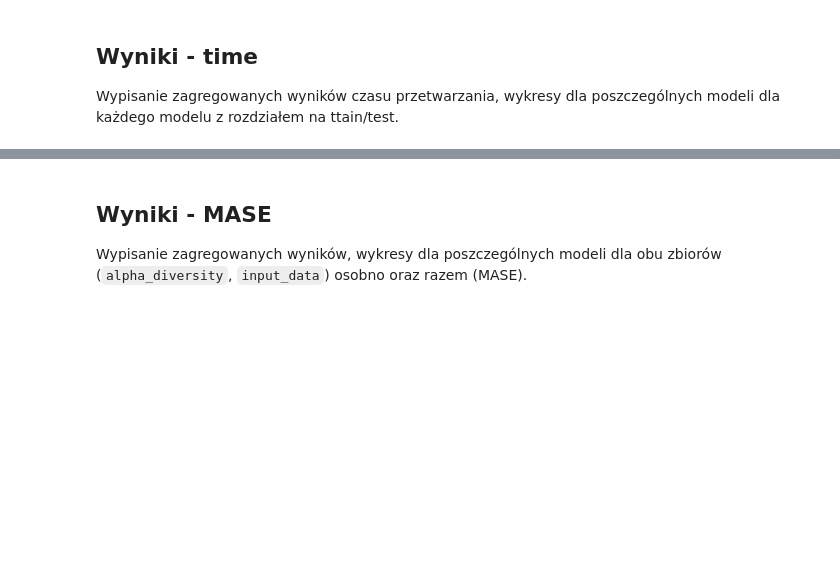
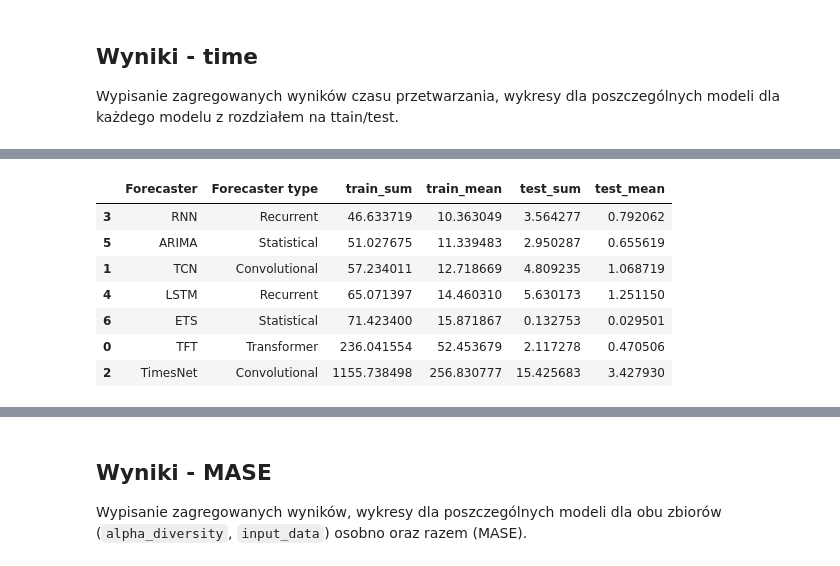
Before and after one commit to ewa-siedlarczyk/UM-TimeSeries, a Jupyter notebook: p4_time_series_analysis.ipynb, the cells around one changed output, grey strips where cells are left out. Saved outputs shown, nothing was run; the diff lists cells and outputs as text; code cells hidden in the pictures; blank space fills up the shorter version.

```diff
--- a/p4_time_series_analysis.ipynb
+++ b/p4_time_series_analysis.ipynb
@@ -679,0 +688,11 @@ plot_forecasters_comparison(results_time, ["train", "test"], metric="mean")
+# %%
+results_time.sort_values(by="train_mean")[["Forecaster", "Forecaster type", "train_sum", "train_mean", "test_sum", "test_mean"]]
+# %% [output]
+|  | Forecaster | Forecaster type | train_sum | train_mean | test_sum | test_mean |
+| 3 | RNN | Recurrent | 46.633719 | 10.363049 | 3.564277 | 0.792062 |
+| 5 | ARIMA | Statistical | 51.027675 | 11.339483 | 2.950287 | 0.655619 |
+| 1 | TCN | Convolutional | 57.234011 | 12.718669 | 4.809235 | 1.068719 |
+| 4 | LSTM | Recurrent | 65.071397 | 14.460310 | 5.630173 | 1.251150 |
+| 6 | ETS | Statistical | 71.423400 | 15.871867 | 0.132753 | 0.029501 |
+| 0 | TFT | Transformer | 236.041554 | 52.453679 | 2.117278 | 0.470506 |
+| 2 | TimesNet | Convolutional | 1155.738498 | 256.830777 | 15.425683 | 3.427930 |
```
Also changed, not shown: parts of 5 cells of this notebook.
